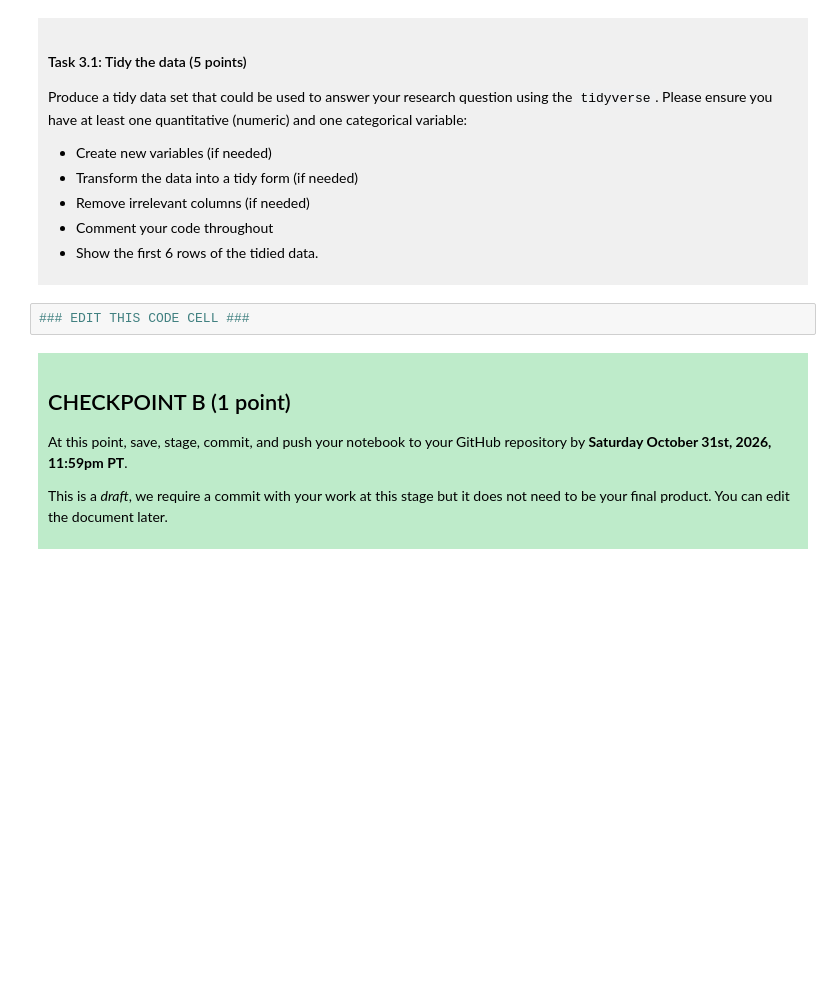
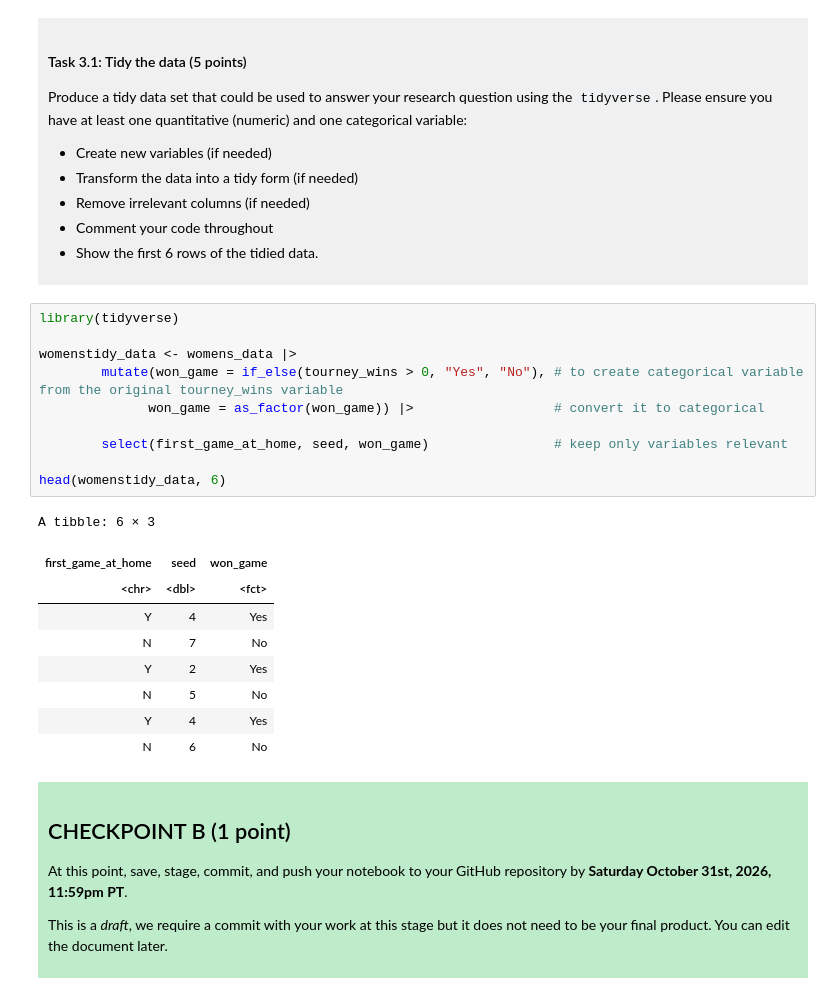
Before and after one commit to qianyiii1001-code/dsci-100-project-qianyi-ren, a Jupyter notebook: dsci-100-project-notebook.ipynb, the cells around one changed output. Saved outputs shown, nothing was run; the diff lists cells and outputs as text; blank space fills up the shorter version.

```diff
--- a/dsci-100-project-notebook.ipynb
+++ b/dsci-100-project-notebook.ipynb
@@ -189,7 +211,25 @@ Produce a tidy data set that could be used to answer your research question usin
 
 </div>
 # %%
-### EDIT THIS CODE CELL ###
+library(tidyverse)
+
+womenstidy_data <- womens_data |>
+        mutate(won_game = if_else(tourney_wins > 0, "Yes", "No"), # to create categorical variable from the original tourney_wins variable
+              won_game = as_factor(won_game)) |>                  # convert it to categorical
+
+        select(first_game_at_home, seed, won_game)                # keep only variables relevant
+
+head(womenstidy_data, 6)
+# %% [output]
+A tibble: 6 × 3
+| first_game_at_home | seed | won_game |
+| <chr> | <dbl> | <fct> |
+| Y | 4 | Yes |
+| N | 7 | No |
+| Y | 2 | Yes |
+| N | 5 | No |
+| Y | 4 | Yes |
+| N | 6 | No |
 # %% [markdown]
 <div style="background-color: #beebca; padding: 10px;">
 
```
Also changed, not shown: parts of 3 cells of this notebook.
